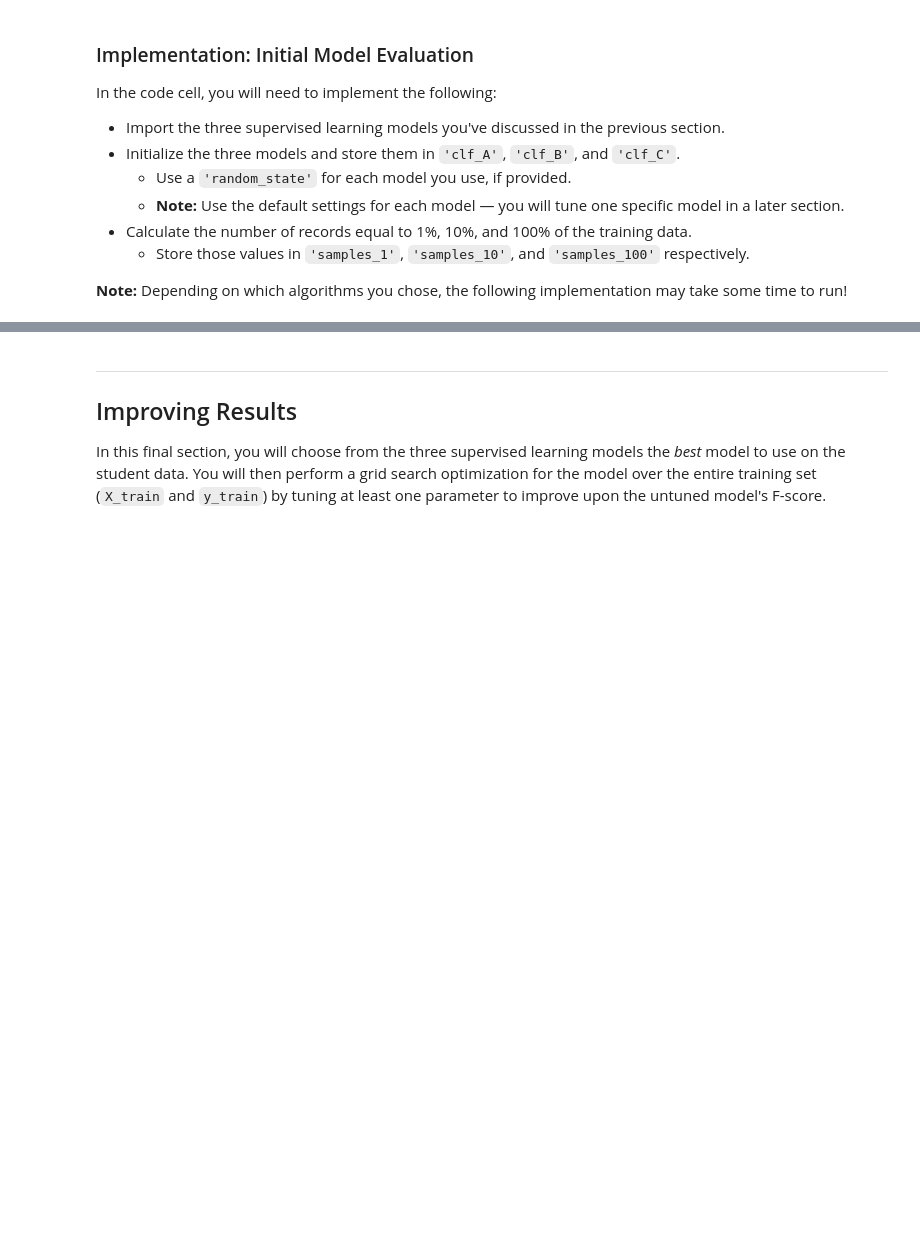
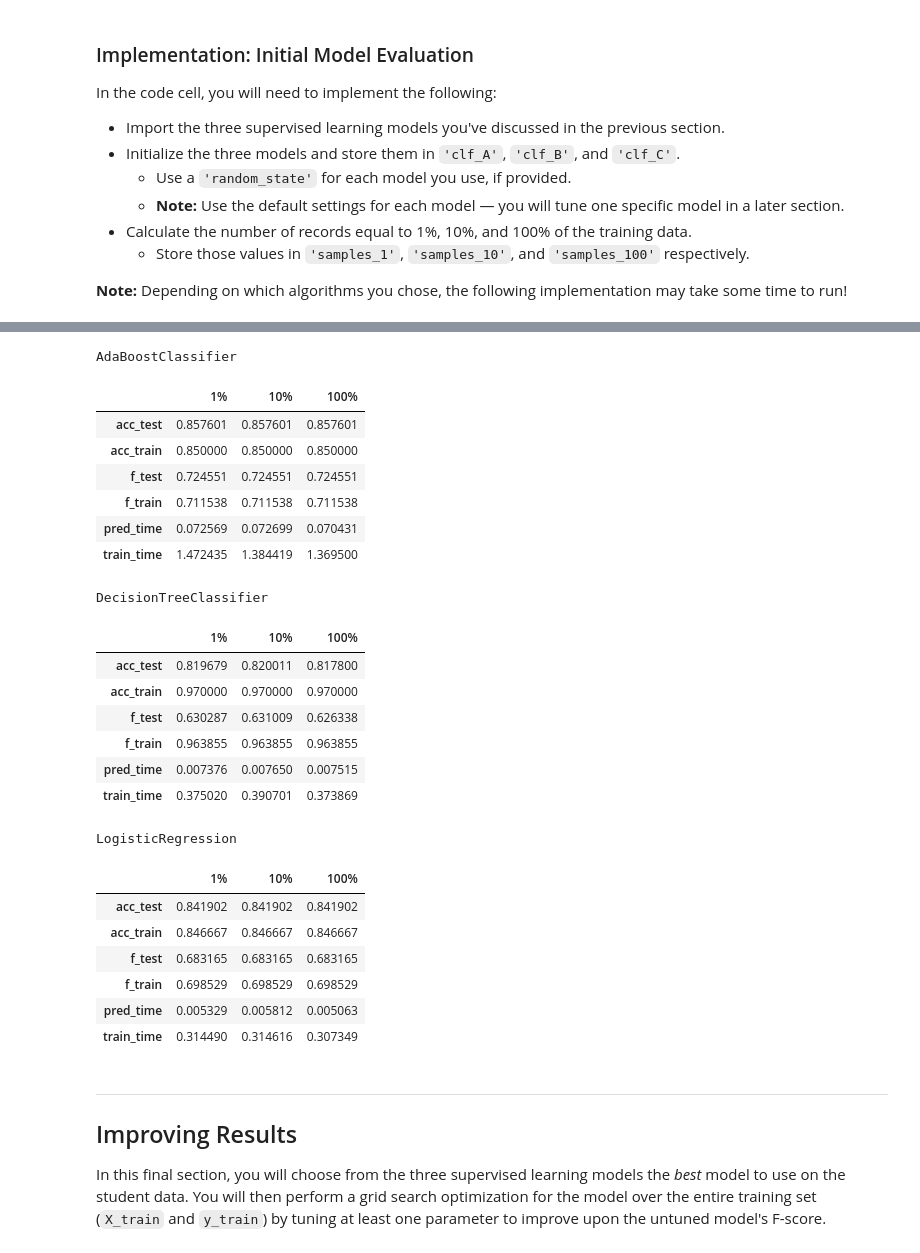
Before and after one commit to ramprasathk93/finding_donors, a Jupyter notebook: finding_donors.ipynb, the cells around one changed output, grey strips where cells are left out. Saved outputs shown, nothing was run; the diff lists cells and outputs as text; code cells hidden in the pictures; blank space fills up the shorter version.

```diff
--- a/finding_donors.ipynb
+++ b/finding_donors.ipynb
@@ -408,3 +416,32 @@ LogisticRegression trained on 36177 samples.
+# %%
+for i in results.items():
+    print(i[0])
+    display(pd.DataFrame(i[1]).rename(columns={0:'1%', 1:'10%', 2:'100%'}))
+# %% [output]
+AdaBoostClassifier
+|  | 1% | 10% | 100% |
+| acc_test | 0.857601 | 0.857601 | 0.857601 |
+| acc_train | 0.850000 | 0.850000 | 0.850000 |
+| f_test | 0.724551 | 0.724551 | 0.724551 |
+| f_train | 0.711538 | 0.711538 | 0.711538 |
+| pred_time | 0.072569 | 0.072699 | 0.070431 |
+| train_time | 1.472435 | 1.384419 | 1.369500 |
+DecisionTreeClassifier
+|  | 1% | 10% | 100% |
+| acc_test | 0.819679 | 0.820011 | 0.817800 |
+| acc_train | 0.970000 | 0.970000 | 0.970000 |
+| f_test | 0.630287 | 0.631009 | 0.626338 |
+| f_train | 0.963855 | 0.963855 | 0.963855 |
+| pred_time | 0.007376 | 0.007650 | 0.007515 |
+| train_time | 0.375020 | 0.390701 | 0.373869 |
+LogisticRegression
+|  | 1% | 10% | 100% |
+| acc_test | 0.841902 | 0.841902 | 0.841902 |
+| acc_train | 0.846667 | 0.846667 | 0.846667 |
+| f_test | 0.683165 | 0.683165 | 0.683165 |
+| f_train | 0.698529 | 0.698529 | 0.698529 |
+| pred_time | 0.005329 | 0.005812 | 0.005063 |
+| train_time | 0.314490 | 0.314616 | 0.307349 |
 # %% [markdown]
 ----
 ## Improving Results
```
Also changed, not shown: parts of 4 cells of this notebook.
